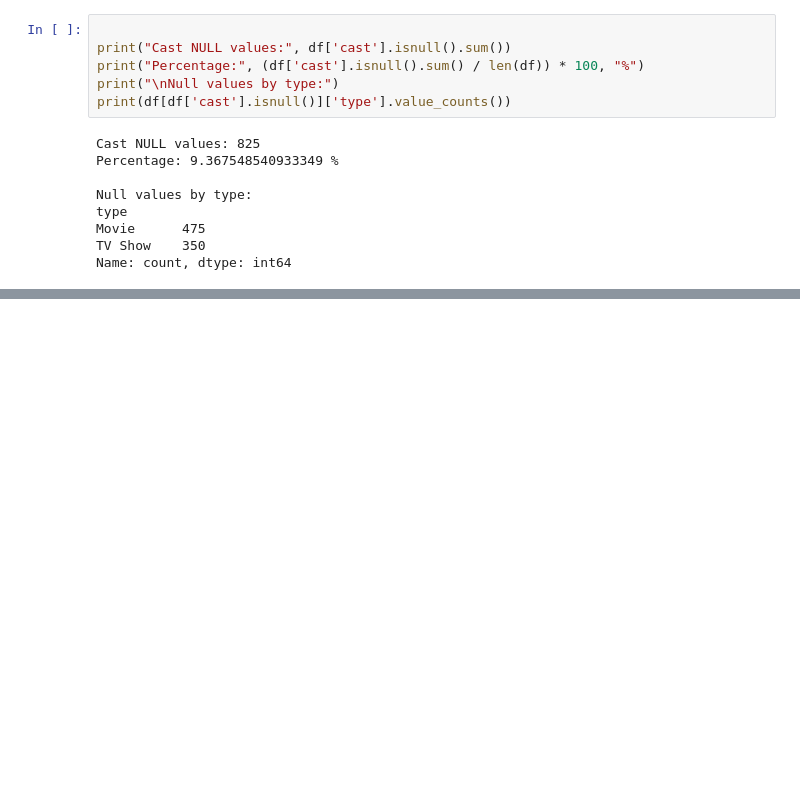
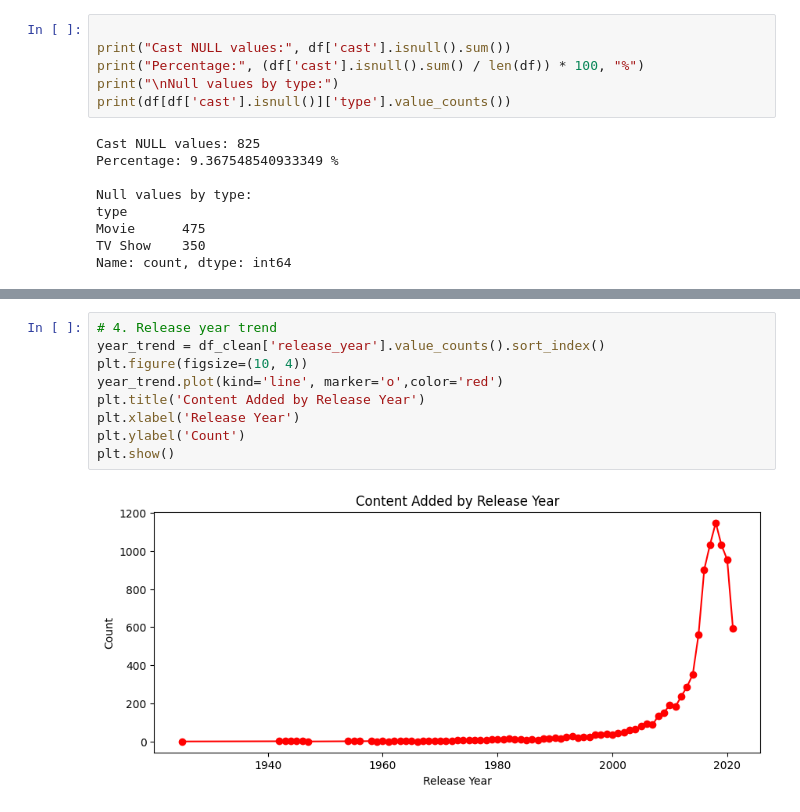
Before and after one commit to Sakshichopade31/21-days-data-analytics-challenge, a Jupyter notebook: Day-05-Netflix-Movie-Analysis/notebook/netflix_movies_analysis.ipynb, the cells around one changed output, grey strips where cells are left out. Drawn from its saved outputs; the diff is of its cells as text; blank space fills up the shorter version.

```diff
--- a/Day-05-Netflix-Movie-Analysis/notebook/netflix_movies_analysis.ipynb
+++ b/Day-05-Netflix-Movie-Analysis/notebook/netflix_movies_analysis.ipynb
@@ -265,0 +424,11 @@ Cleaned Data:
+# %%
+# 4. Release year trend
+year_trend = df_clean['release_year'].value_counts().sort_index()
+plt.figure(figsize=(10, 4))
+year_trend.plot(kind='line', marker='o',color='red')
+plt.title('Content Added by Release Year')
+plt.xlabel('Release Year')
+plt.ylabel('Count')
+plt.show()
+# %% [output]
+[figure, added]
```
Also changed, not shown: parts of 23 cells of this notebook, 20 other files.
